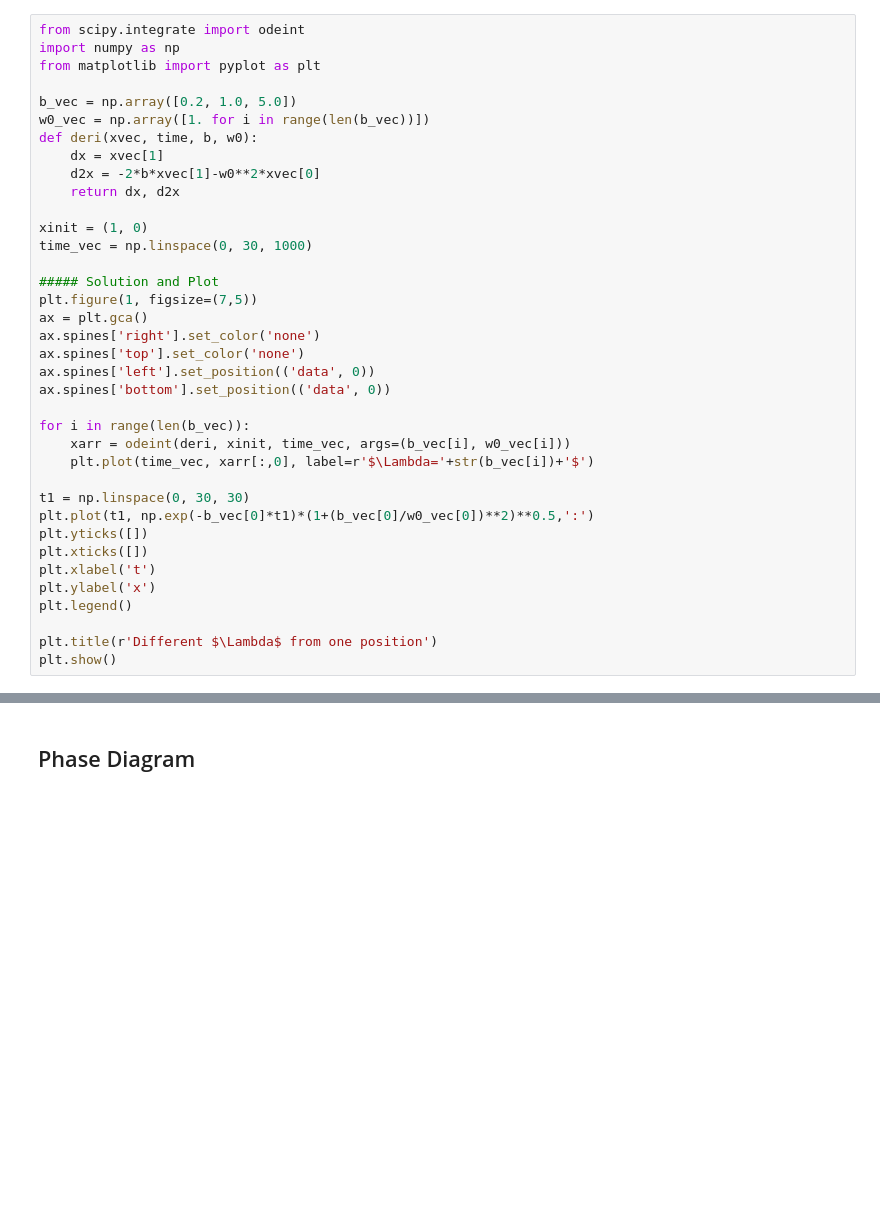
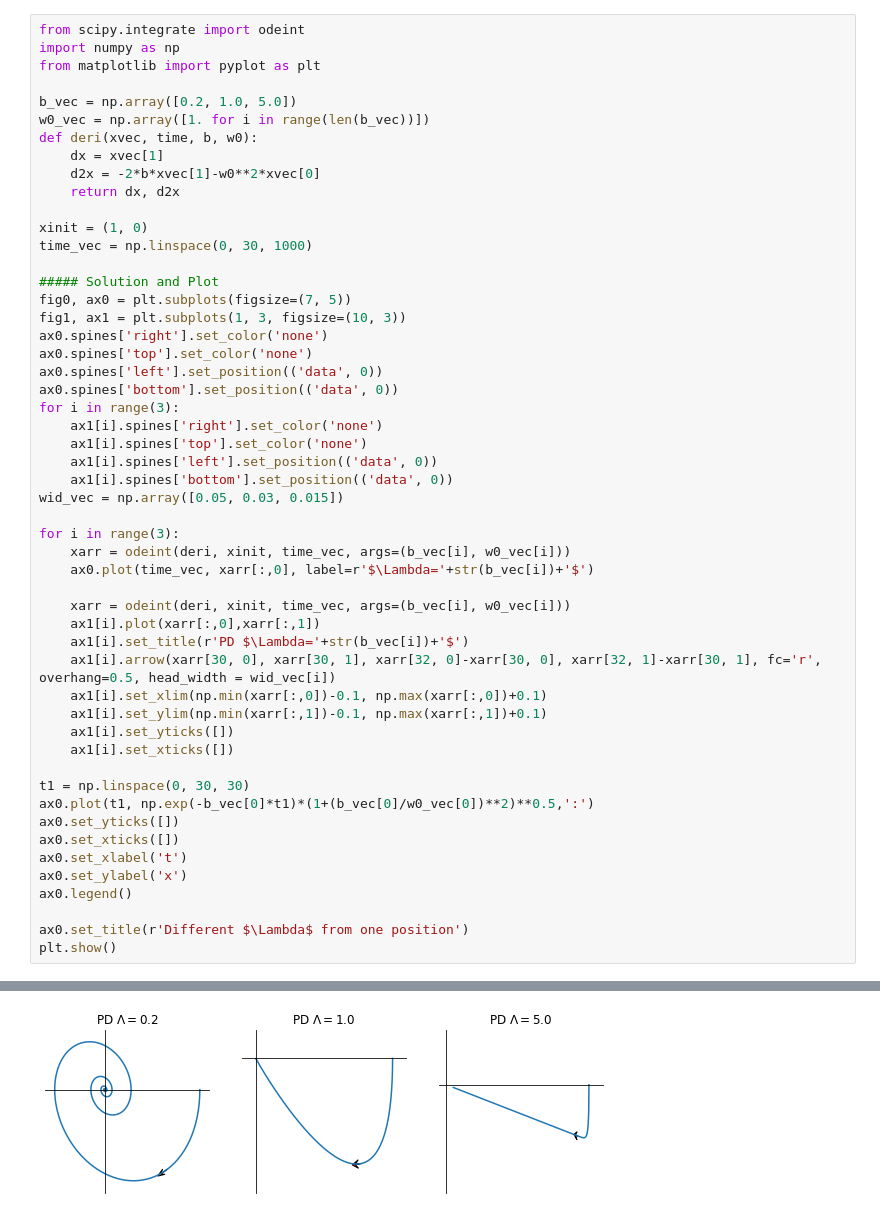
Before and after one commit to YRLewis/PhysicsPlot, a Jupyter notebook: ClassicMechanics/damped-vibration.ipynb, the cells around one changed output, grey strips where cells are left out. Saved outputs shown, nothing was run; the diff lists cells and outputs as text; blank space fills up the shorter version.

```diff
--- a/ClassicMechanics/damped-vibration.ipynb
+++ b/ClassicMechanics/damped-vibration.ipynb
@@ -1,41 +1,55 @@
 # %%
 from scipy.integrate import odeint
 import numpy as np
 from matplotlib import pyplot as plt
 
 b_vec = np.array([0.2, 1.0, 5.0])
 w0_vec = np.array([1. for i in range(len(b_vec))])
 def deri(xvec, time, b, w0):
     dx = xvec[1]
     d2x = -2*b*xvec[1]-w0**2*xvec[0]
     return dx, d2x
 
 xinit = (1, 0)
 time_vec = np.linspace(0, 30, 1000)
 
 ##### Solution and Plot
-plt.figure(1, figsize=(7,5))
-ax = plt.gca()
-ax.spines['right'].set_color('none')
-ax.spines['top'].set_color('none')
-ax.spines['left'].set_position(('data', 0))
-ax.spines['bottom'].set_position(('data', 0))
+fig0, ax0 = plt.subplots(figsize=(7, 5))
+fig1, ax1 = plt.subplots(1, 3, figsize=(10, 3))
+ax0.spines['right'].set_color('none')
+ax0.spines['top'].set_color('none')
+ax0.spines['left'].set_position(('data', 0))
+ax0.spines['bottom'].set_position(('data', 0))
+for i in range(3):
+    ax1[i].spines['right'].set_color('none')
+    ax1[i].spines['top'].set_color('none')
+    ax1[i].spines['left'].set_position(('data', 0))
+    ax1[i].spines['bottom'].set_position(('data', 0))
+wid_vec = np.array([0.05, 0.03, 0.015])
 
-for i in range(len(b_vec)):
+for i in range(3):
     xarr = odeint(deri, xinit, time_vec, args=(b_vec[i], w0_vec[i]))
-    plt.plot(time_vec, xarr[:,0], label=r'$\Lambda='+str(b_vec[i])+'$')
+    ax0.plot(time_vec, xarr[:,0], label=r'$\Lambda='+str(b_vec[i])+'$')
+
+    xarr = odeint(deri, xinit, time_vec, args=(b_vec[i], w0_vec[i]))
+    ax1[i].plot(xarr[:,0],xarr[:,1])
+    ax1[i].set_title(r'PD $\Lambda='+str(b_vec[i])+'$')
+    ax1[i].arrow(xarr[30, 0], xarr[30, 1], xarr[32, 0]-xarr[30, 0], xarr[32, 1]-xarr[30, 1], fc='r', overhang=0.5, head_width = wid_vec[i])
+    ax1[i].set_xlim(np.min(xarr[:,0])-0.1, np.max(xarr[:,0])+0.1)
+    ax1[i].set_ylim(np.min(xarr[:,1])-0.1, np.max(xarr[:,1])+0.1)
+    ax1[i].set_yticks([])
+    ax1[i].set_xticks([])
 
 t1 = np.linspace(0, 30, 30)
-plt.plot(t1, np.exp(-b_vec[0]*t1)*(1+(b_vec[0]/w0_vec[0])**2)**0.5,':')
-plt.yticks([])
-plt.xticks([])
-plt.xlabel('t')
-plt.ylabel('x')
-plt.legend()
+ax0.plot(t1, np.exp(-b_vec[0]*t1)*(1+(b_vec[0]/w0_vec[0])**2)**0.5,':')
+ax0.set_yticks([])
+ax0.set_xticks([])
+ax0.set_xlabel('t')
+ax0.set_ylabel('x')
+ax0.legend()
 
-plt.title(r'Different $\Lambda$ from one position')
+ax0.set_title(r'Different $\Lambda$ from one position')
 plt.show()
 # %% [output]
 [figure]
+[figure, added]
-# %% [markdown]
-## Phase Diagram
```
Also changed, not shown: parts of 1 cell of this notebook.
